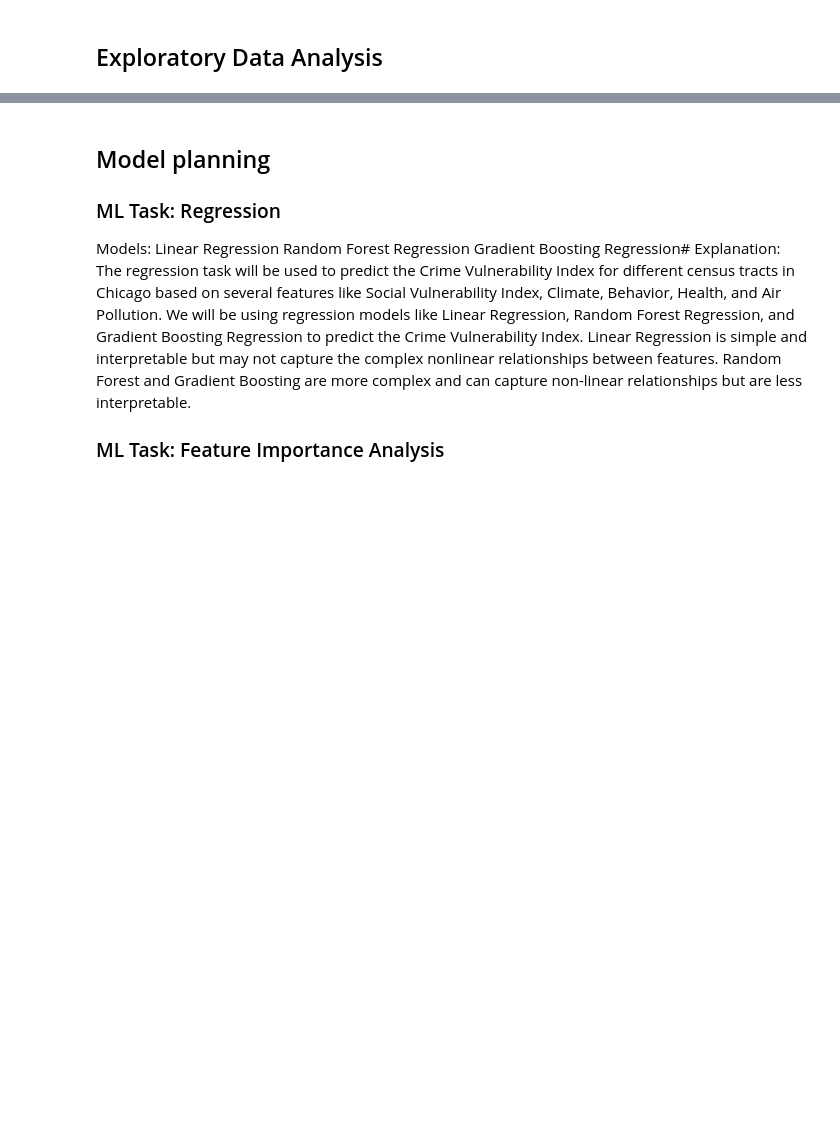
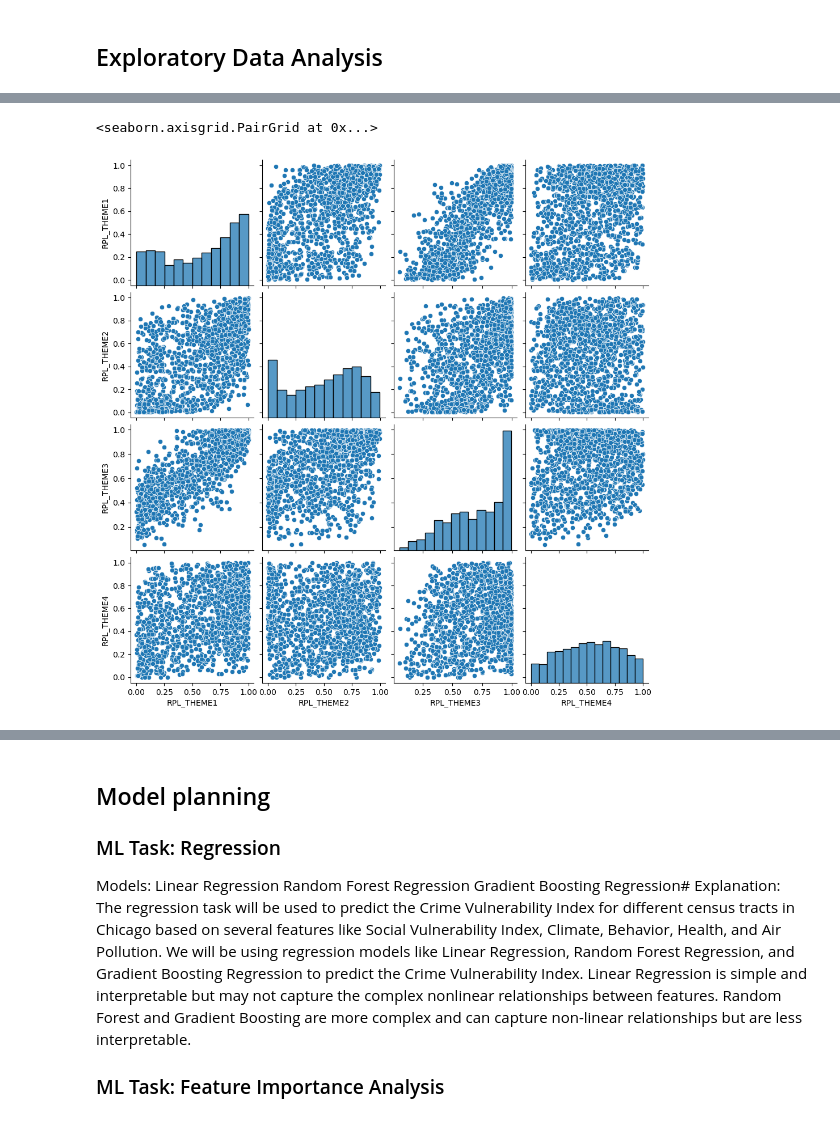
Before and after one commit to CS418/group-project-akatsuki, a Jupyter notebook: ProgressReport.ipynb, the cells around one changed output, grey strips where cells are left out. Saved outputs shown, nothing was run; the diff lists cells and outputs as text; code cells hidden in the pictures; blank space fills up the shorter version.

```diff
--- a/ProgressReport.ipynb
+++ b/ProgressReport.ipynb
@@ -160,0 +194,5 @@ df_all_parameters.to_csv('Data/All_parameters.csv')
+# %%
+sns.pairplot(df_svi[['RPL_THEME1', 'RPL_THEME2', 'RPL_THEME3', 'RPL_THEME4']])
+# %% [output]
+<seaborn.axisgrid.PairGrid at 0x...>
+[figure, added]
```
Also changed, not shown: parts of 8 cells of this notebook, 3 other files.
